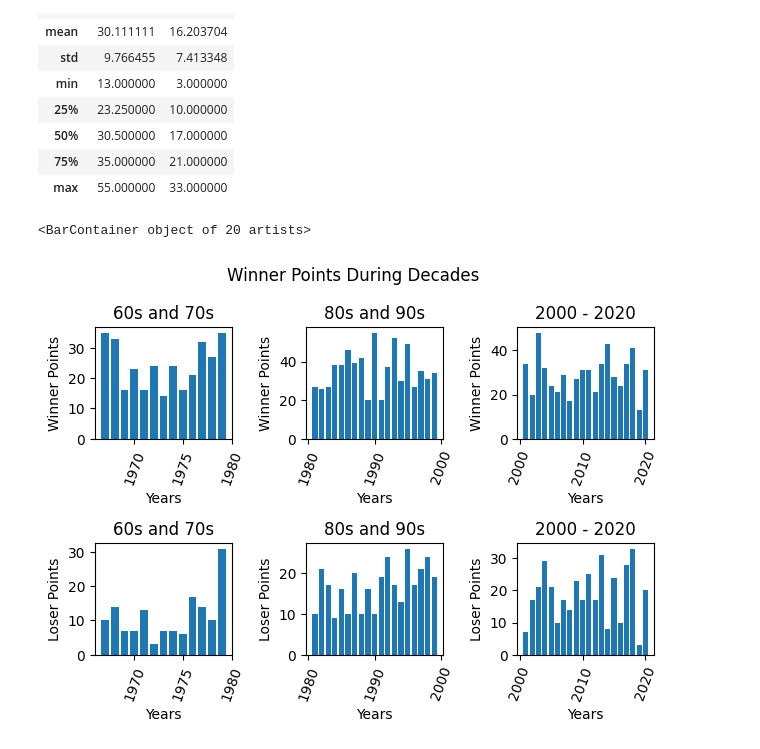
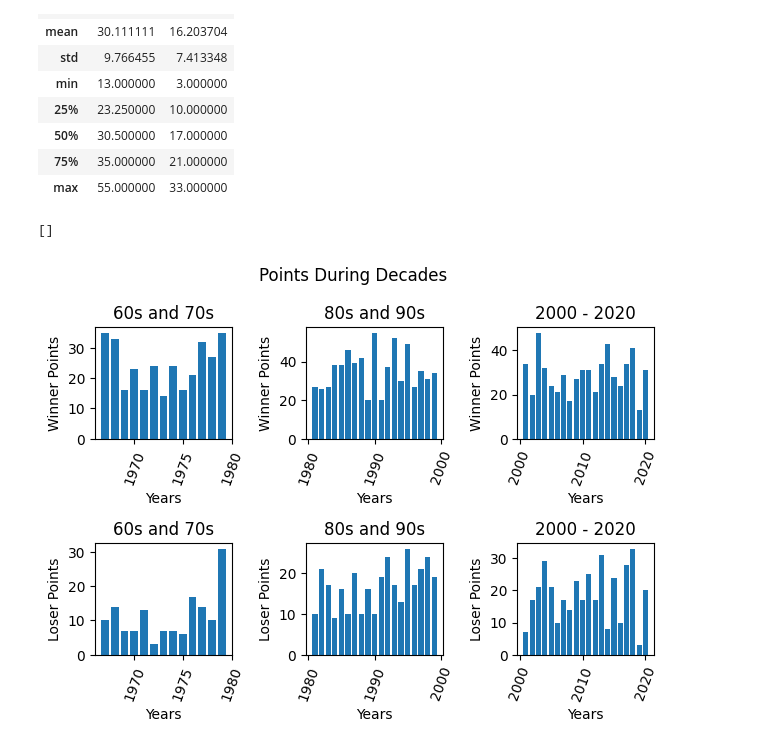
Before and after one commit to WBlackstorm/superbowl-science, a Jupyter notebook: superbowl.ipynb, the cells around one changed output. Cells and saved outputs as stored; diff of their text form; code cells hidden in the pictures.

```diff
--- a/superbowl.ipynb
+++ b/superbowl.ipynb
@@ -47,20 +47,21 @@ def create_axis(ax, title, y_label):
 # %%
 # Winner Points 60's and 70's
 fig, ((ax1, ax2, ax3), (ax4, ax5, ax6)) = plt.subplots(nrows=2, ncols=3, tight_layout=True)
 create_axis(ax1, '60s and 70s', 'Winner Points')
 create_axis(ax2, '80s and 90s', 'Winner Points')
 create_axis(ax3, '2000 - 2020', 'Winner Points')
 create_axis(ax4, '60s and 70s', 'Loser Points')
 create_axis(ax5, '80s and 90s', 'Loser Points')
 create_axis(ax6, '2000 - 2020', 'Loser Points')
 
-fig.suptitle('Winner Points During Decades')
+fig.suptitle('Points During Decades')
 ax1.bar(beginners['Year'], beginners['Winner Pts'])
 ax2.bar(boomers['Year'], boomers['Winner Pts'])
 ax3.bar(millenium['Year'], millenium['Winner Pts'])
 ax4.bar(beginners['Year'], beginners['Loser Pts'])
 ax5.bar(boomers['Year'], boomers['Loser Pts'])
 ax6.bar(millenium['Year'], millenium['Loser Pts'])
+plt.plot()
 # %% [output]
-<BarContainer object of 20 artists>
+[]
-[figure, old version]
+[figure, new version]
```
Also changed, not shown: parts of 6 cells of this notebook.
